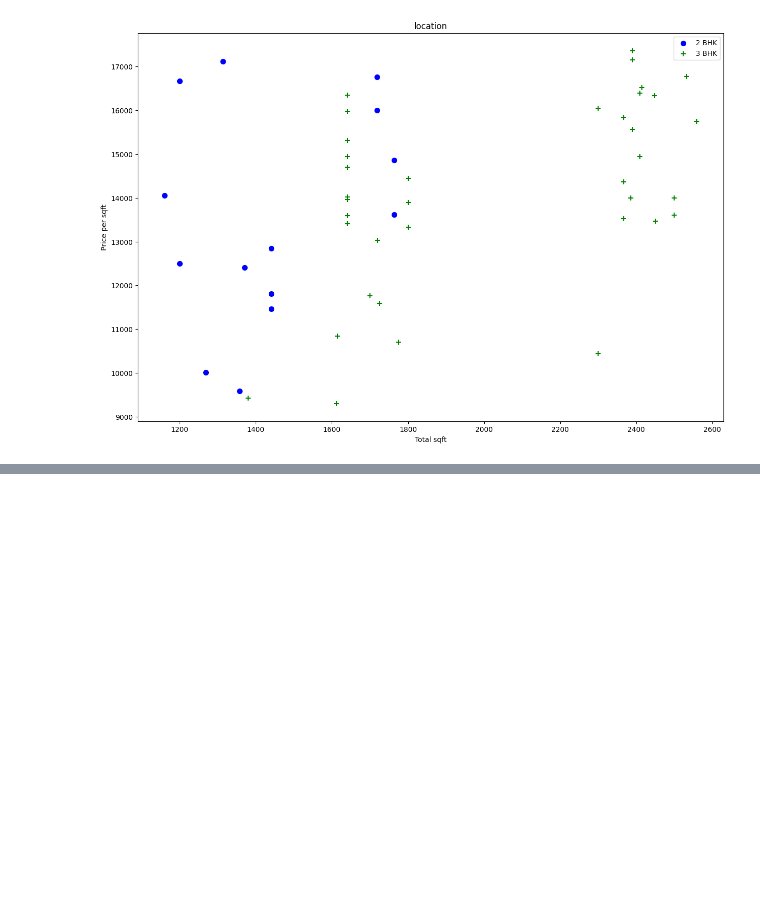
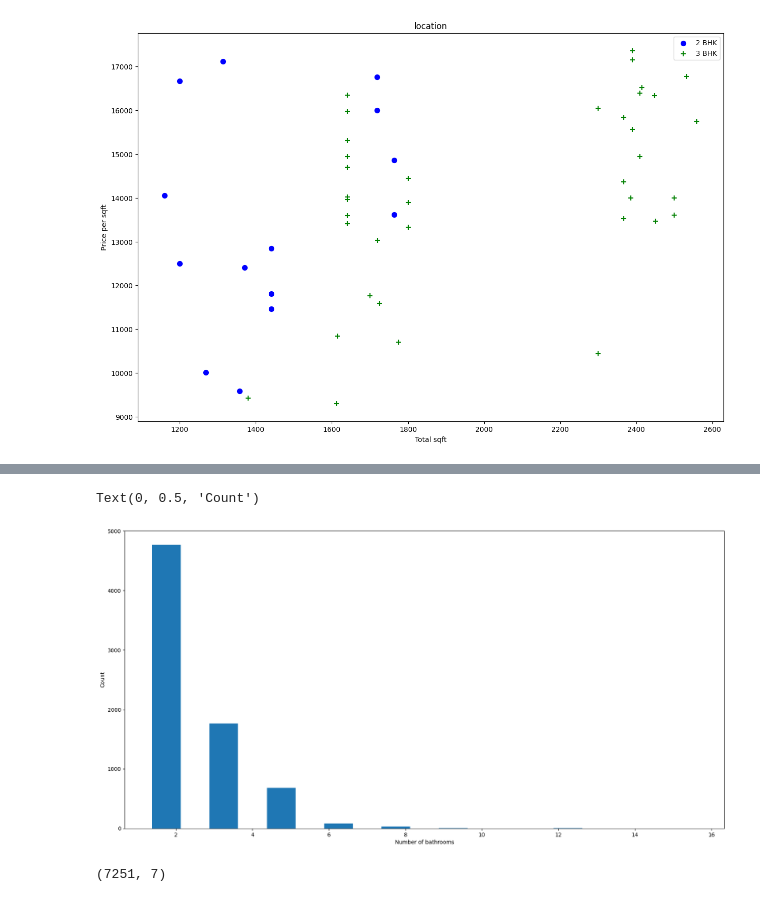
Before and after one commit to kamalesh346/home-price-prediction, a Jupyter notebook: py.ipynb, the cells around one changed output, grey strips where cells are left out. Cells and saved outputs as stored; diff of their text form; code cells hidden in the pictures; blank space fills up the shorter version.

```diff
--- a/py.ipynb
+++ b/py.ipynb
@@ -237,0 +277,12 @@ plot_scatter_chart(d7,"Rajaji Nagar")
+# %%
+plt.hist(d8.bath,rwidth=.5)
+plt.xlabel("Number of bathrooms")
+plt.ylabel("Count")
+# %% [output]
+Text(0, 0.5, 'Count')
+[figure, added]
+# %%
+d9=d8[d8.bath<d8.bhk+2]
+d9.shape
+# %% [output]
+(7251, 7)
```
Also changed, not shown: parts of 19 cells of this notebook, 1 other file.
